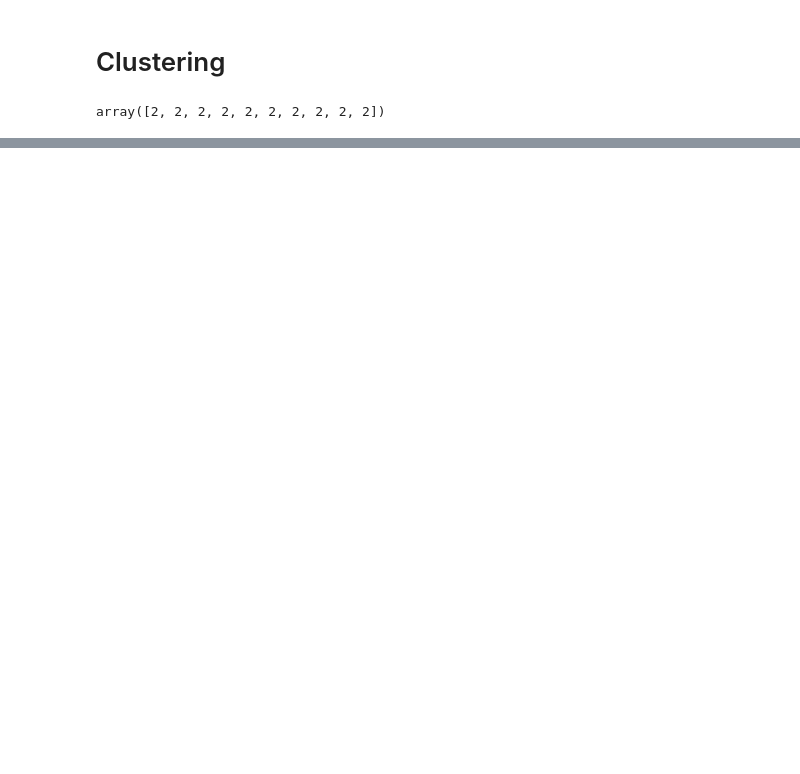
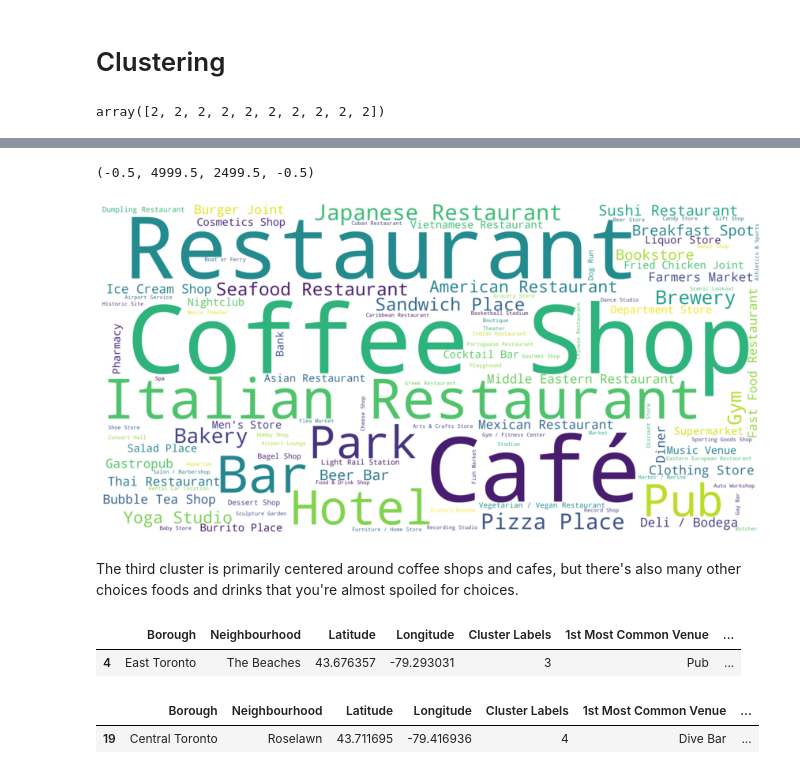
Before and after one commit to mlhadi/coursera-capstone, a Jupyter notebook: capstone-week-3-part3.ipynb, the cells around one changed output, grey strips where cells are left out. Cells and saved outputs as stored; diff of their text form; code cells hidden in the pictures; blank space fills up the shorter version.

```diff
--- a/capstone-week-3-part3.ipynb
+++ b/capstone-week-3-part3.ipynb
@@ -457,0 +511,22 @@ map_clusters
+# %%
+cluster2 = [j for i in toronto_merged.loc[toronto_merged['Cluster Labels'] == 2].iloc[:, 5:].values for j in i]
+wordcloud = WordCloud(background_color='white', width=1000, height=500, scale=5).generate_from_frequencies(frequencies=Counter(cluster2))
+
+plt.figure(figsize=(15,10))
+plt.imshow(wordcloud, interpolation='bilinear')
+plt.axis("off")
+# %% [output]
+(-0.5, 4999.5, 2499.5, -0.5)
+[figure, added]
+# %% [markdown]
+The third cluster is primarily centered around coffee shops and cafes, but there's also many other choices foods and drinks that you're almost spoiled for choices.
+# %%
+toronto_merged.loc[toronto_merged['Cluster Labels'] == 3]
+# %% [output]
+|  | Borough | Neighbourhood | Latitude | Longitude | Cluster Labels | 1st Most Common Venue | ... |
+| 4 | East Toronto | The Beaches | 43.676357 | -79.293031 | 3 | Pub | ... |
+# %%
+toronto_merged.loc[toronto_merged['Cluster Labels'] == 4]
+# %% [output]
+|  | Borough | Neighbourhood | Latitude | Longitude | Cluster Labels | 1st Most Common Venue | ... |
+| 19 | Central Toronto | Roselawn | 43.711695 | -79.416936 | 4 | Dive Bar | ... |
```
Also changed, not shown: parts of 19 cells of this notebook.
